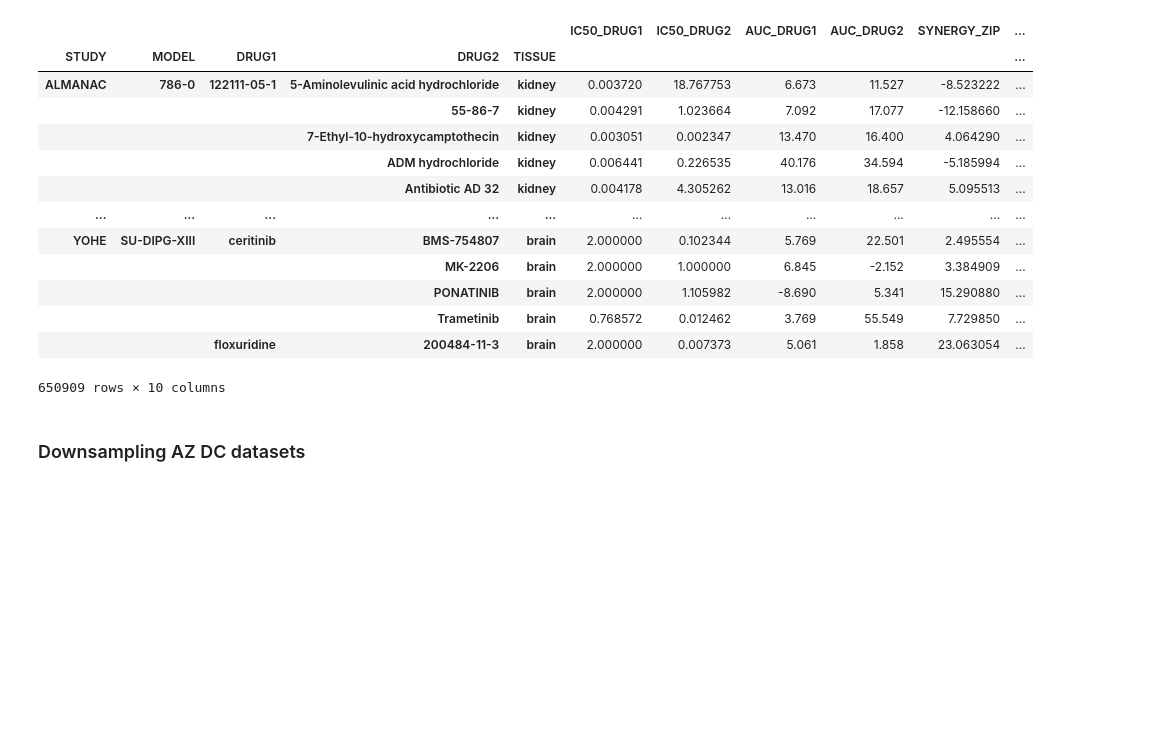
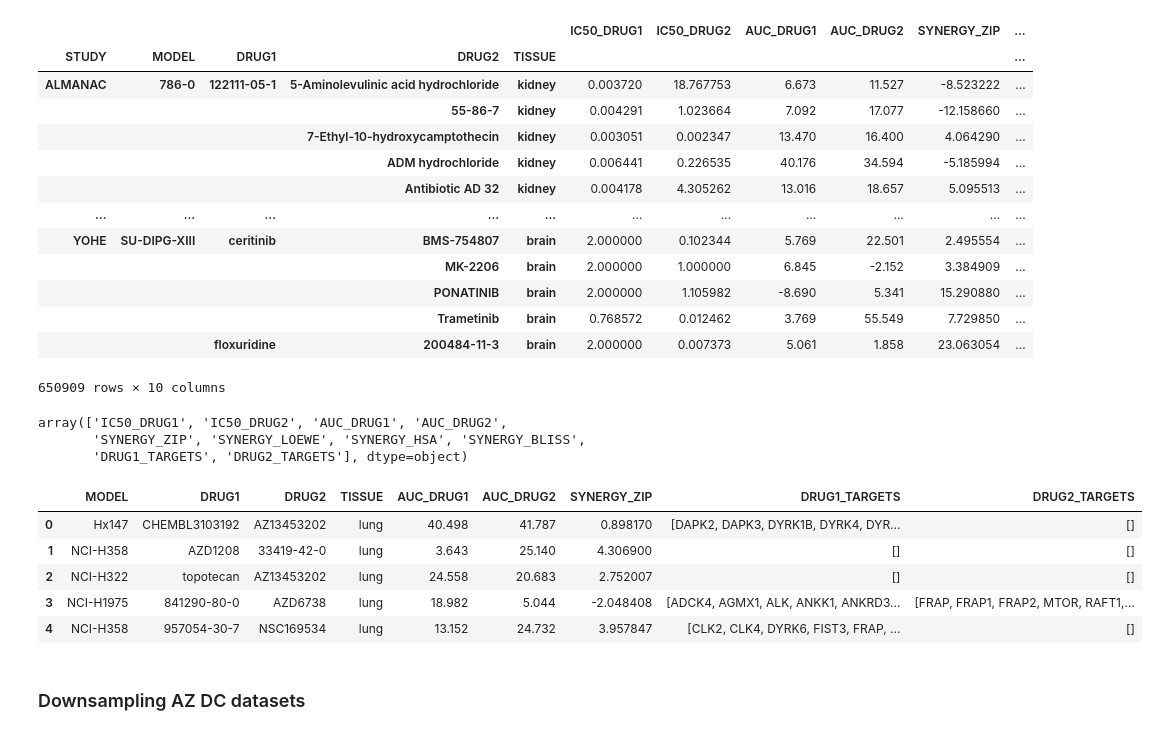
Before and after one commit to TheJacksonLaboratory/drug-synergy, a Jupyter notebook: scripts/Synergy_workbook.ipynb, the cells around one changed output. Drawn from its saved outputs; the diff is of its cells as text; code cells hidden in the pictures; blank space fills up the shorter version.

```diff
--- a/scripts/Synergy_workbook.ipynb
+++ b/scripts/Synergy_workbook.ipynb
@@ -1877,6 +1877,21 @@ df_DC
 |  |  |  | Trametinib | brain | 0.768572 | 0.012462 | 3.769 | 55.549 | 7.729850 | ... |
 |  |  | floxuridine | 200484-11-3 | brain | 2.000000 | 0.007373 | 5.061 | 1.858 | 23.063054 | ... |
 650909 rows × 10 columns
+# %%
+df_DC.columns.values
+# %% [output]
+array(['IC50_DRUG1', 'IC50_DRUG2', 'AUC_DRUG1', 'AUC_DRUG2',
+       'SYNERGY_ZIP', 'SYNERGY_LOEWE', 'SYNERGY_HSA', 'SYNERGY_BLISS',
+       'DRUG1_TARGETS', 'DRUG2_TARGETS'], dtype=object)
+# %%
+df_DC[['AUC_DRUG1', 'AUC_DRUG2', 'SYNERGY_ZIP', 'DRUG1_TARGETS', 'DRUG2_TARGETS']].xs('ASTRAZENECA').xs('lung', level='TISSUE', drop_level=False).sample(5, axis=0, random_state=0).reset_index()
+# %% [output]
+|  | MODEL | DRUG1 | DRUG2 | TISSUE | AUC_DRUG1 | AUC_DRUG2 | SYNERGY_ZIP | DRUG1_TARGETS | DRUG2_TARGETS |
+| 0 | Hx147 | CHEMBL3103192 | AZ13453202 | lung | 40.498 | 41.787 | 0.898170 | [DAPK2, DAPK3, DYRK1B, DYRK4, DYR... | [] |
+| 1 | NCI-H358 | AZD1208 | 33419-42-0 | lung | 3.643 | 25.140 | 4.306900 | [] | [] |
+| 2 | NCI-H322 | topotecan | AZ13453202 | lung | 24.558 | 20.683 | 2.752007 | [] | [] |
+| 3 | NCI-H1975 | 841290-80-0 | AZD6738 | lung | 18.982 | 5.044 | -2.048408 | [ADCK4, AGMX1, ALK, ANKK1, ANKRD3... | [FRAP, FRAP1, FRAP2, MTOR, RAFT1,... |
+| 4 | NCI-H358 | 957054-30-7 | NSC169534 | lung | 13.152 | 24.732 | 3.957847 | [CLK2, CLK4, DYRK6, FIST3, FRAP, ... | [] |
 # %% [markdown]
 ### Downsampling AZ DC datasets
 # %%
```
Also changed, not shown: 4 other files.
